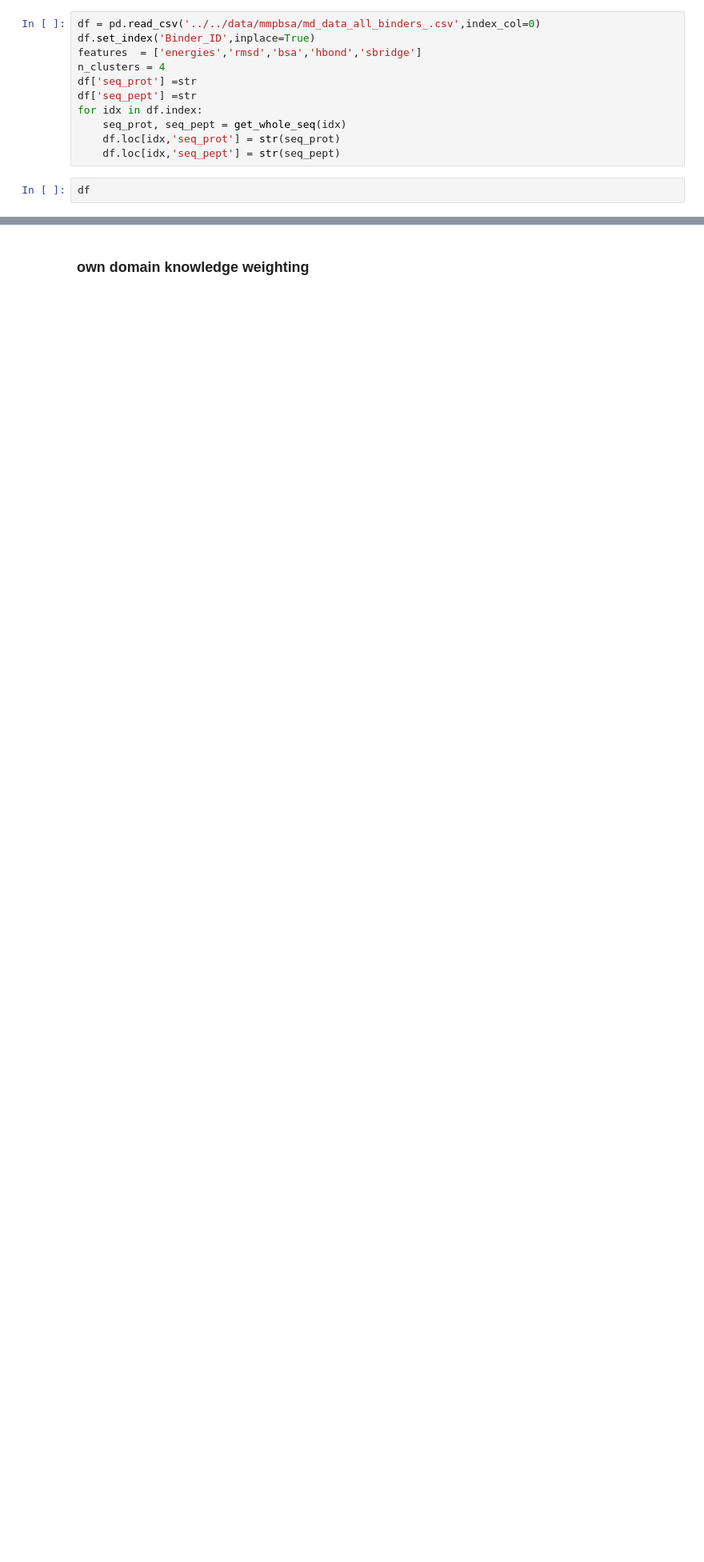
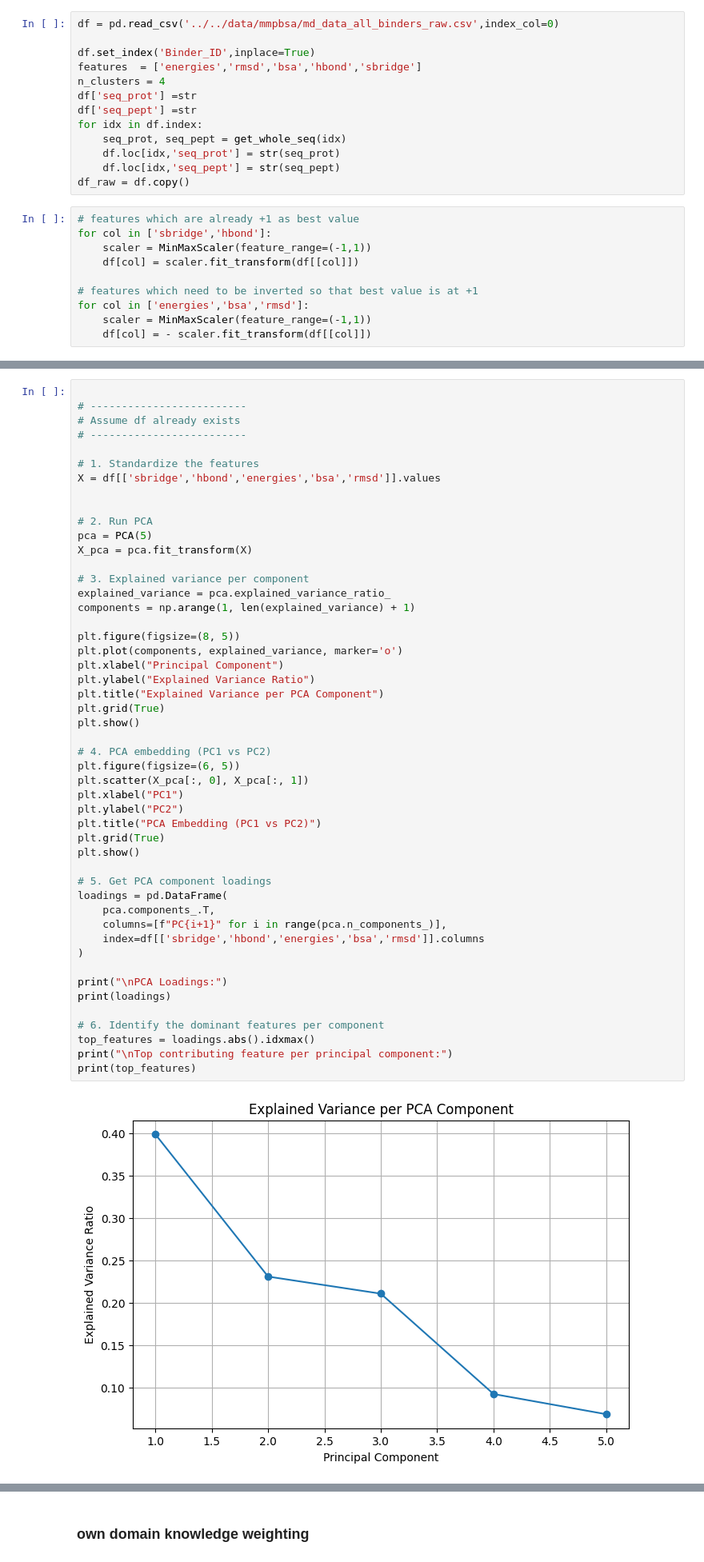
Before and after one commit to kunz-jonathan/BindCraft_uva_internship, a Jupyter notebook: surr_model/notebooks/dataset_creation.ipynb, the cells around one changed output, grey strips where cells are left out. Shown at 80% size. Cells and saved outputs as stored; diff of their text form; blank space fills up the shorter version.

Commit message:
new_data

```diff
--- a/surr_model/notebooks/dataset_creation.ipynb
+++ b/surr_model/notebooks/dataset_creation.ipynb
@@ -24,7 +24,8 @@ def get_whole_seq(binder_idx):
     seq_pept = chains[1].get_sequence()
     return seq_prot,seq_pept
 # %%
-df = pd.read_csv('../../data/mmpbsa/md_data_all_binders_.csv',index_col=0)
+df = pd.read_csv('../../data/mmpbsa/md_data_all_binders_raw.csv',index_col=0)
+
 df.set_index('Binder_ID',inplace=True)
 features  = ['energies','rmsd','bsa','hbond','sbridge']
 n_clusters = 4
@@ -34,5 +35,14 @@ for idx in df.index:
     seq_prot, seq_pept = get_whole_seq(idx)
     df.loc[idx,'seq_prot'] = str(seq_prot)
     df.loc[idx,'seq_pept'] = str(seq_pept)
+df_raw = df.copy()
 # %%
-df
+# features which are already +1 as best value
+for col in ['sbridge','hbond']:
+    scaler = MinMaxScaler(feature_range=(-1,1))
+    df[col] = scaler.fit_transform(df[[col]])
+
+# features which need to be inverted so that best value is at +1
+for col in ['energies','bsa','rmsd']:
+    scaler = MinMaxScaler(feature_range=(-1,1))
+    df[col] = - scaler.fit_transform(df[[col]])
@@ -61,0 +83,51 @@ df
+# %%
+
+# -------------------------
+# Assume df already exists
+# -------------------------
+
+# 1. Standardize the features
+X = df[['sbridge','hbond','energies','bsa','rmsd']].values
+
+
+# 2. Run PCA
+pca = PCA(5)
+X_pca = pca.fit_transform(X)
+
+# 3. Explained variance per component
+explained_variance = pca.explained_variance_ratio_
+components = np.arange(1, len(explained_variance) + 1)
+
+plt.figure(figsize=(8, 5))
+plt.plot(components, explained_variance, marker='o')
+plt.xlabel("Principal Component")
+plt.ylabel("Explained Variance Ratio")
+plt.title("Explained Variance per PCA Component")
+plt.grid(True)
+plt.show()
+
+# 4. PCA embedding (PC1 vs PC2)
+plt.figure(figsize=(6, 5))
+plt.scatter(X_pca[:, 0], X_pca[:, 1])
+plt.xlabel("PC1")
+plt.ylabel("PC2")
+plt.title("PCA Embedding (PC1 vs PC2)")
+plt.grid(True)
+plt.show()
+
+# 5. Get PCA component loadings
+loadings = pd.DataFrame(
+    pca.components_.T,
+    columns=[f"PC{i+1}" for i in range(pca.n_components_)],
+    index=df[['sbridge','hbond','energies','bsa','rmsd']].columns
+)
+
+print("\nPCA Loadings:")
+print(loadings)
+
+# 6. Identify the dominant features per component
+top_features = loadings.abs().idxmax()
+print("\nTop contributing feature per principal component:")
+print(top_features)
+# %% [output]
+[figure, added]
```
Also changed, not shown: parts of 26 cells of this notebook, 4 other files.
